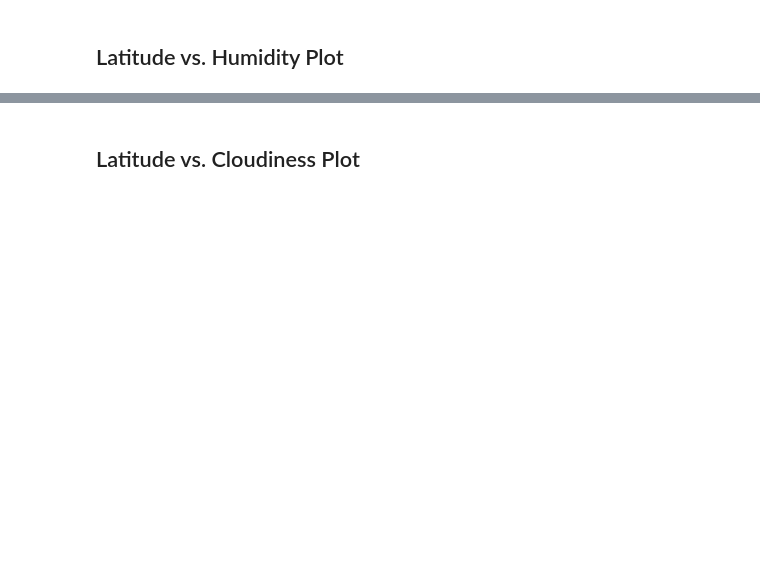
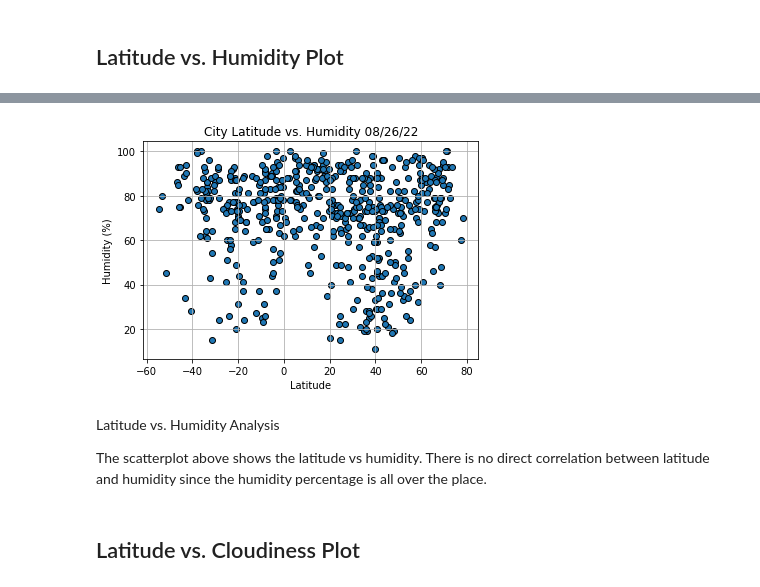
Before and after one commit to djdolejsi/python-api-challenge, a Jupyter notebook: WeatherPy/WeatherPy.ipynb, the cells around one changed output, grey strips where cells are left out. Drawn from its saved outputs; the diff is of its cells as text; code cells hidden in the pictures; blank space fills up the shorter version.

```diff
--- a/WeatherPy/WeatherPy.ipynb
+++ b/WeatherPy/WeatherPy.ipynb
@@ -201,2 +211,20 @@ todaysdate
+# %%
+# Create a scatterplot for Lat vs. Humidity
+plt.scatter(weather_df["Lat"], weather_df["Humidity"], edgecolor="black")
+plt.title(f"City Latitude vs. Humidity {todaysdate}")
+plt.xlabel("Latitude")
+plt.ylabel("Humidity (%)")
+plt.grid()
+
+#Save scatterplot as a png
+plt.savefig("../Images/City Latitude vs. Humidity.png")
+
+plt.show()
+# %% [output]
+[figure, added]
+# %% [markdown]
+Latitude vs. Humidity Analysis
+
+The scatterplot above shows the latitude vs humidity. There is no direct correlation between latitude and humidity since the humidity percentage is all over the place.
 # %% [markdown]
 ## Latitude vs. Cloudiness Plot
```
Also changed, not shown: parts of 43 cells of this notebook, 13 other files.
